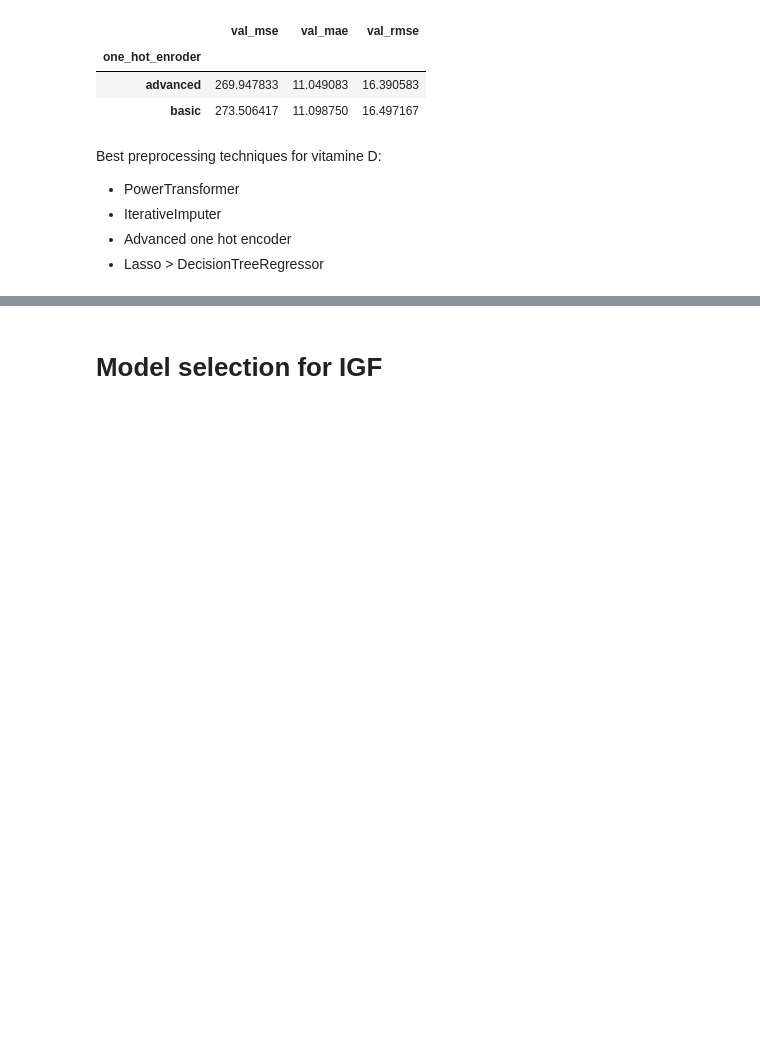
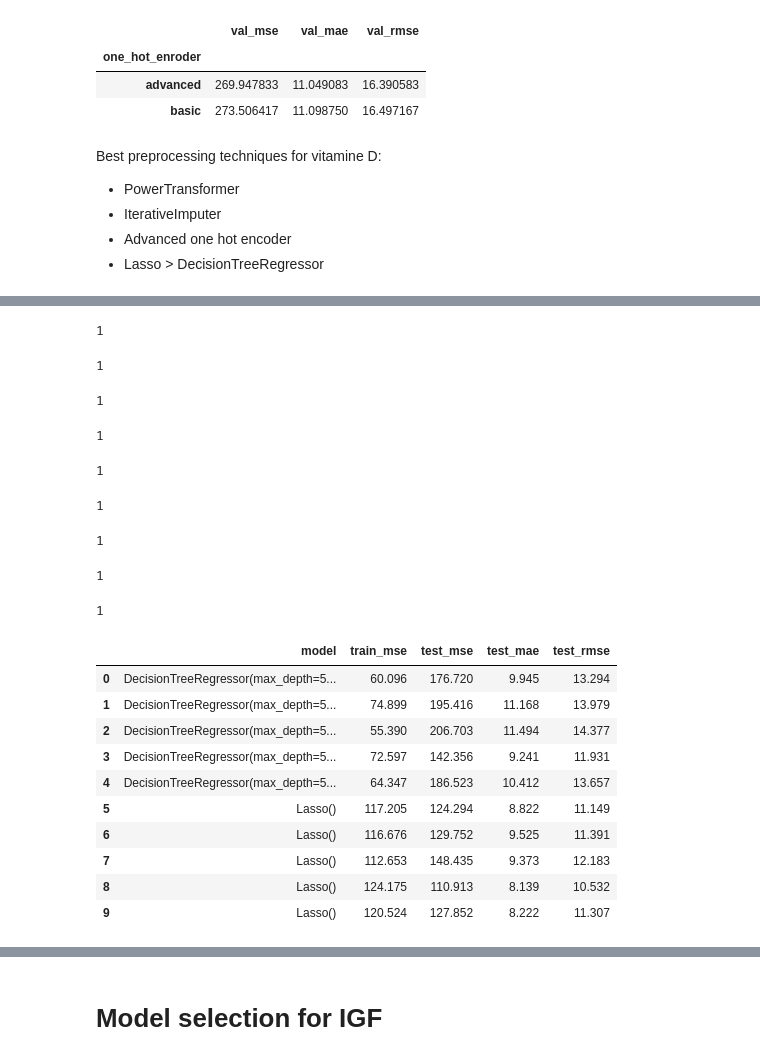
Before and after one commit to Karina-00/Master_project, a Jupyter notebook: training_models.ipynb, the cells around one changed output, grey strips where cells are left out. Drawn from its saved outputs; the diff is of its cells as text; code cells hidden in the pictures; blank space fills up the shorter version.

```diff
--- a/training_models.ipynb
+++ b/training_models.ipynb
@@ -852,13 +865,8 @@ class Imputer:
 
         return pd.concat([X_continuous_imputed, X_categorical_imputed], axis=1)
 # %%
-from sklearn.pipeline import make_pipeline
-
-
 def run_model_pipeline(target_attribute):
-    model_scores_df = pd.DataFrame(columns=['model', 'train_mse', 'val_mse', "val_mae", "val_rmse"])
-    #  train test split
-
+    model_scores_df = pd.DataFrame(columns=['model', 'train_mse', 'test_mse', "test_mae", "test_rmse"])
     # drop rows with missing target_attribute
     cleaned_df = df.dropna(subset=[target_attribute])
 
@@ -870,38 +878,51 @@ def run_model_pipeline(target_attribute):
     scaler = Scaler(PowerTransformer(), attributes_to_scale)
 
     # missing data imputation
-    imputer = Imputer(IterativeImputer(max_iter=20, initial_strategy='median'), KNNImputer(), attributes_to_scale, categorical_attributes) # TODO: experiment with different estimators
+    imputer = Imputer(IterativeImputer(max_iter=20, tol=0.01, initial_strategy='median'),
+                                        # TODO: experiment with different estimators and increase max_iter
+                                    #    estimator=RandomForestRegressor(n_estimators=10,
+                                    #                                     max_depth=10,
+                                    #                                     bootstrap=True,
+                                    #                                     max_samples=0.5,
+                                    #                                     n_jobs=2,
+                                    #                                     random_state=42)),
+                    KNNImputer(n_neighbors=1),
+                    attributes_to_scale,
+                    categorical_attributes)
 
     # one hot encoding
-    one_hot_encoder = OneHotEncoder(columns_for_one_hot_encoding, new_column_names_map, advanced_encoding=True)
+    one_hot_encoder = OneHotEncoder(columns_for_one_hot_encoding, new_column_names_map, advanced_encoding=True) # TODO: try with advanced encoding
 
     # prediction
-    # TODO: change into repeated cross validation  - kfold
     for model in [DecisionTreeRegressor(max_depth=5, random_state=42), Lasso()]:
-            # model = DecisionTreeRegressor(max_depth=5, random_state=42)
 
-            model = make_pipeline(('scaler', scaler), ('imputer', imputer), ('one_hot_encoder', one_hot_encoder), ('model', model))
+            pipeline = make_pipeline(scaler, imputer, one_hot_encoder, model)
+            # TODO: repeat spowrotem na 3
+            rkf = RepeatedKFold(n_splits=5, n_repeats=1, random_state=42)
 
+            for train, test in rkf.split(X_train, y_train):
+                X_train_fold, y_train_fold = X_train.iloc[train], y_train.iloc[train]
+                X_test_fold, y_test_fold = X_train.iloc[test], y_train.iloc[test]
+                print('1')
 
+                pipeline.fit(X_train_fold, y_train_fold)
+                y_train_fold_pred = pipeline.predict(X_train_fold)
 
-            #  CROSS validation - experimental
-            y_train_pred = cross_val_predict(model, X_train, y_train, cv=5)
-            # Calculate MSE for train and test sets
-            train_mse = round(mean_squared_error(y_train, y_train_pred), 3)
+                y_test_fold_pred = pipeline.predict(X_test_fold)
 
-            model.fit(X_train, y_train)
+                train_mse = round(mean_squared_error(y_train_fold, y_train_fold_pred), 3)
 
-            X_val_encoded = model.transform(X_val)
-            # Predictions on the test set
-            y_val_pred = model.predict(X_val_encoded)
+                test_mse = round(mean_squared_error(y_test_fold, y_test_fold_pred), 3)
+                test_mae = round(mean_absolute_error(y_test_fold, y_test_fold_pred), 3)
+                test_rmse = round(root_mean_squared_error(y_test_fold, y_test_fold_pred), 3)
 
-            test_mse = round(mean_squared_error(y_val, y_val_pred), 3)
-            test_mae = round(mean_absolute_error(y_val, y_val_pred), 3)
-            test_rmse = round(root_mean_squared_error(y_val, y_val_pred), 3)
+                # validation
+                # pipeline.fit(X_train, y_train)
+                # y_val_pred = pipeline.predict(X_val)
+                # val_mae = round(mean_absolute_error(y_val. y_val_pred), 3)
 
-            ######
+                model_scores_df.loc[len(model_scores_df)] = [str(model), train_mse, test_mse, test_mae, test_rmse]
 
-            model_scores_df.loc[len(model_scores_df)] = [str(model), train_mse, test_mse, test_mae, test_rmse]
 
     return model_scores_df
 
@@ -915,0 +934,20 @@ InvalidParameterError: The 'estimator' parameter of cross_val_predict must be an
+1
+1
+1
+1
+1
+1
+1
+1
+1
+|  | model | train_mse | test_mse | test_mae | test_rmse |
+| 0 | DecisionTreeRegressor(max_depth=5... | 60.096 | 176.720 | 9.945 | 13.294 |
+| 1 | DecisionTreeRegressor(max_depth=5... | 74.899 | 195.416 | 11.168 | 13.979 |
+| 2 | DecisionTreeRegressor(max_depth=5... | 55.390 | 206.703 | 11.494 | 14.377 |
+| 3 | DecisionTreeRegressor(max_depth=5... | 72.597 | 142.356 | 9.241 | 11.931 |
+| 4 | DecisionTreeRegressor(max_depth=5... | 64.347 | 186.523 | 10.412 | 13.657 |
+| 5 | Lasso() | 117.205 | 124.294 | 8.822 | 11.149 |
+| 6 | Lasso() | 116.676 | 129.752 | 9.525 | 11.391 |
+| 7 | Lasso() | 112.653 | 148.435 | 9.373 | 12.183 |
+| 8 | Lasso() | 124.175 | 110.913 | 8.139 | 10.532 |
+| 9 | Lasso() | 120.524 | 127.852 | 8.222 | 11.307 |
```
Also changed, not shown: parts of 17 cells of this notebook.
